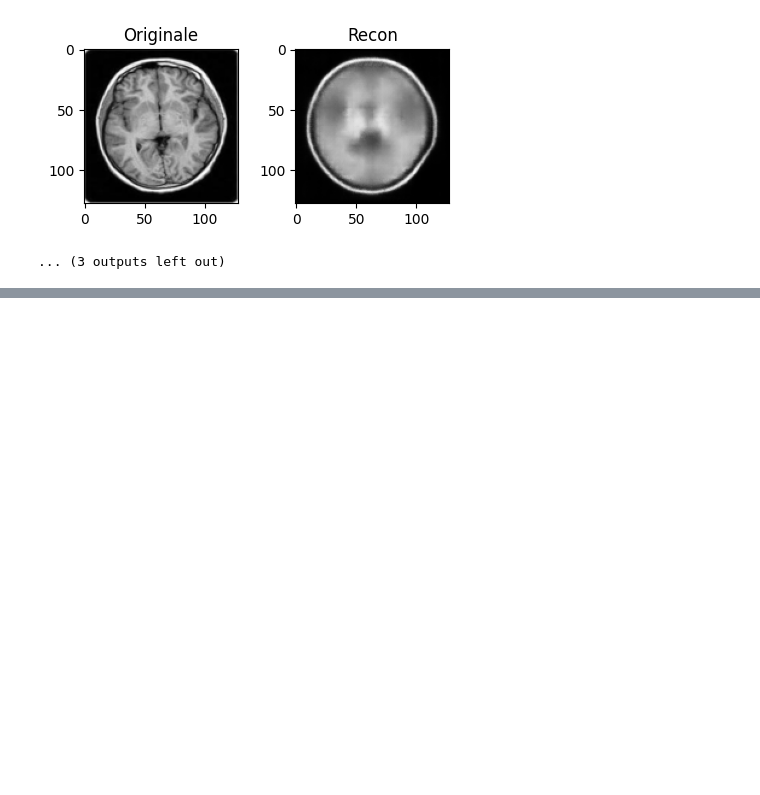
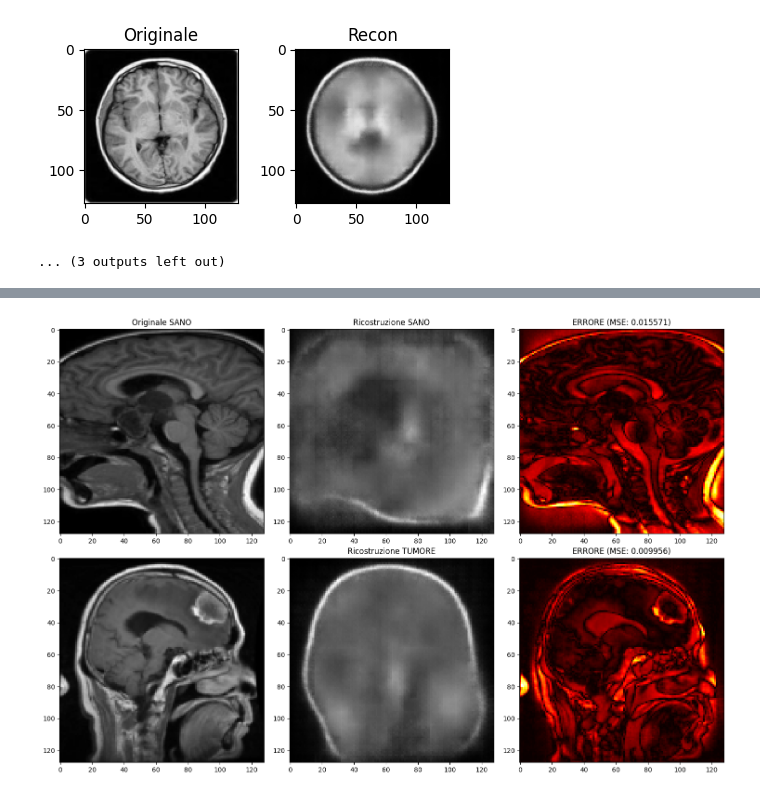
Before and after one commit to profsuccodifrutta/Variational_Autoencoder_for_Anomaly_Detection, a Jupyter notebook: first_model.ipynb, the cells around one changed output, grey strips where cells are left out. Drawn from its saved outputs; the diff is of its cells as text; code cells hidden in the pictures; blank space fills up the shorter version.

```diff
--- a/first_model.ipynb
+++ b/first_model.ipynb
@@ -346,0 +459,35 @@ Epoca [50/60] | Loss: 0.0108
+# %%
+def plot_debug_comparison(model, loader_sani, loader_anno):
+    model.eval()
+    with torch.no_grad():
+        # Prendi un esempio sano e uno anomalo
+        img_sano = next(iter(loader_sani))[0:1].to(device)
+        img_anno = next(iter(loader_anno))[0:1].to(device)
+
+        # Ricostruzioni
+        rec_sano, _, _ = model(img_sano)
+        rec_anno, _, _ = model(img_anno)
+
+        # Mappe di differenza (errore assoluto)
+        diff_sano = torch.abs(img_sano - rec_sano)
+        diff_anno = torch.abs(img_anno - rec_anno)
+
+        # Plotting
+        fig, axes = plt.subplots(2, 3, figsize=(15, 10))
+
+        # Riga Sani
+        axes[0,0].imshow(img_sano.cpu().squeeze(), cmap='gray'); axes[0,0].set_title("Originale SANO")
+        axes[0,1].imshow(rec_sano.cpu().squeeze(), cmap='gray'); axes[0,1].set_title("Ricostruzione SANO")
+        axes[0,2].imshow(diff_sano.cpu().squeeze(), cmap='hot'); axes[0,2].set_title(f"ERRORE (MSE: {torch.mean(diff_sano**2):.6f})")
+
+        # Riga Anomalie
+        axes[1,0].imshow(img_anno.cpu().squeeze(), cmap='gray'); axes[1,1].set_title("Originale TUMORE")
+        axes[1,1].imshow(rec_anno.cpu().squeeze(), cmap='gray'); axes[1,1].set_title("Ricostruzione TUMORE")
+        axes[1,2].imshow(diff_anno.cpu().squeeze(), cmap='hot'); axes[1,2].set_title(f"ERRORE (MSE: {torch.mean(diff_anno**2):.6f})")
+
+        plt.tight_layout()
+        plt.show()
+
+plot_debug_comparison(model, test_loader_sani, anno_loader)
+# %% [output]
+[figure, added]
```
Also changed, not shown: parts of 6 cells of this notebook.
